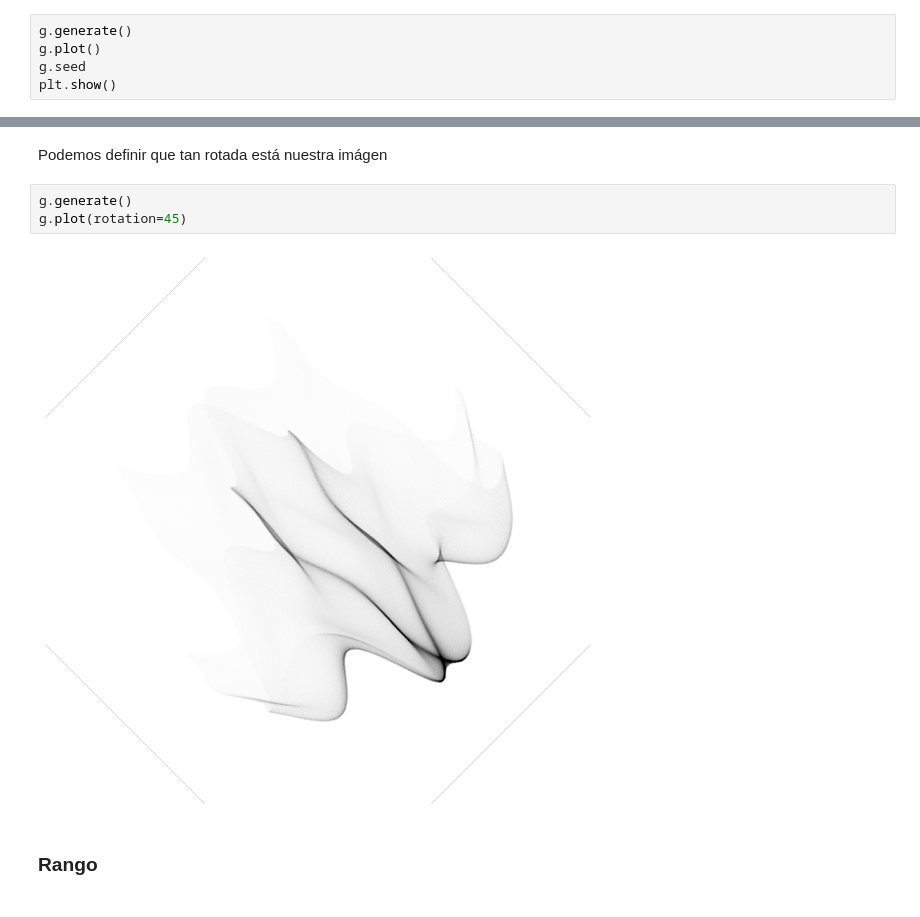
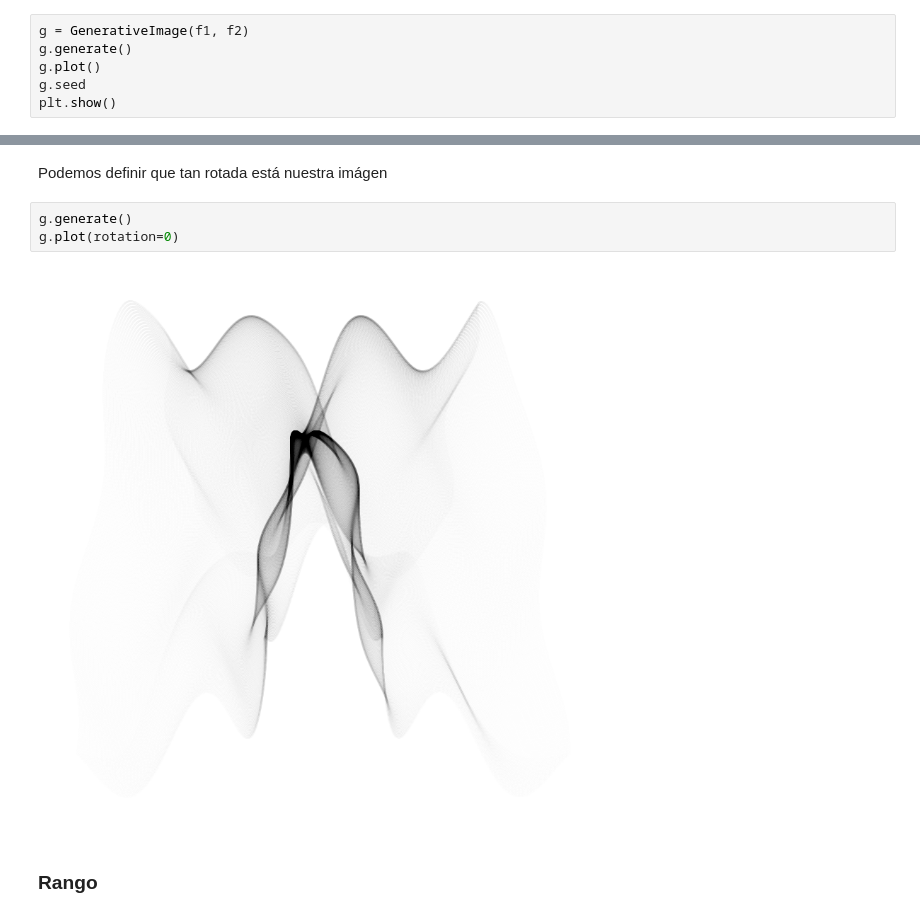
Before and after one commit to paolovasquezg/abstract_generator, a Jupyter notebook: stable difusion.ipynb, the cells around one changed output, grey strips where cells are left out. Saved outputs shown, nothing was run; the diff lists cells and outputs as text.

```diff
--- a/stable difusion.ipynb
+++ b/stable difusion.ipynb
@@ -28,6 +28,7 @@ g = GenerativeImage(f1, f2)
 # %% [markdown]
 ### Imágen básica
 # %%
+g = GenerativeImage(f1, f2)
 g.generate()
 g.plot()
 g.seed
@@ -62,9 +63,9 @@ plt.show()
 Podemos definir que tan rotada está nuestra imágen
 # %%
 g.generate()
-g.plot(rotation=45)
+g.plot(rotation=0)
 # %% [output]
-[figure, old version]
+[figure, new version]
 # %% [markdown]
 ### Rango
 # %% [markdown]
```
Also changed, not shown: parts of 5 cells of this notebook, 2 other files.
